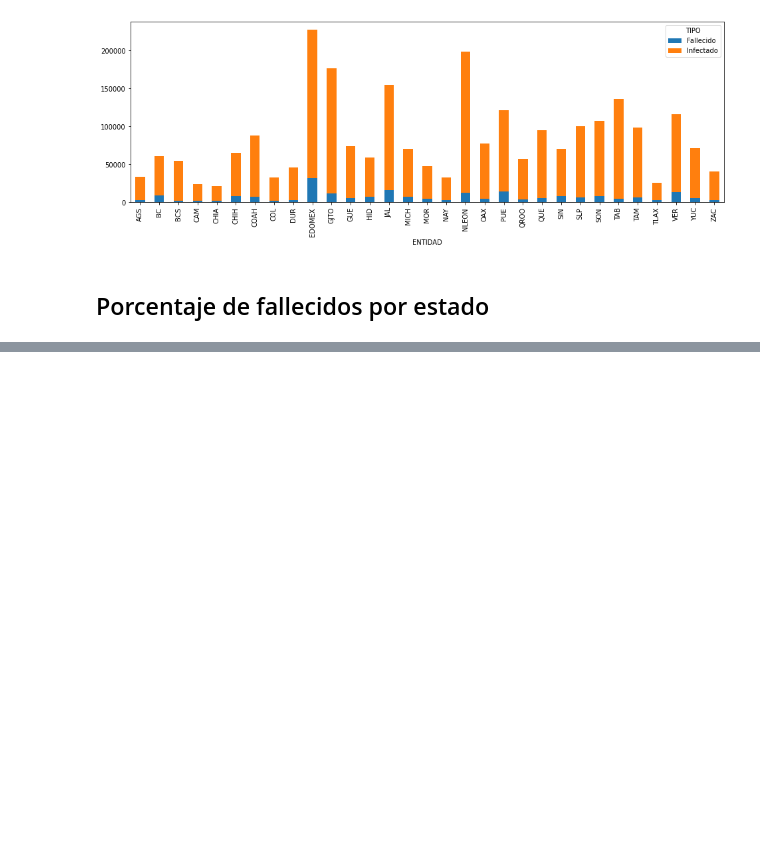
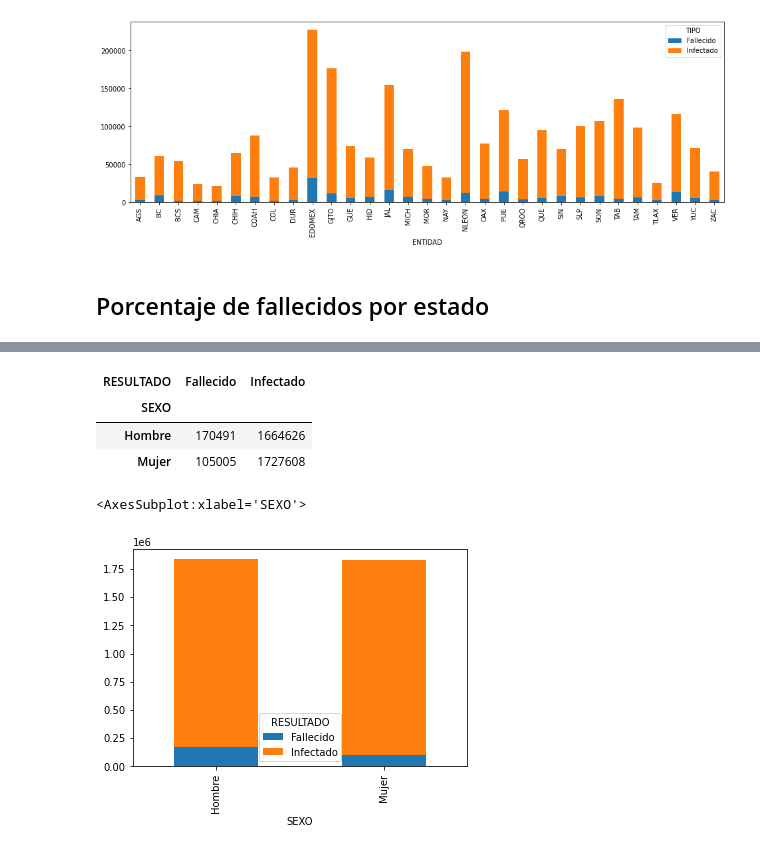
Before and after one commit to EstebanBrito/covid19-mexico, a Jupyter notebook: notebooks/Graficas.ipynb, the cells around one changed output, grey strips where cells are left out. Cells and saved outputs as stored; diff of their text form; code cells hidden in the pictures; blank space fills up the shorter version.

```diff
--- a/notebooks/Graficas.ipynb
+++ b/notebooks/Graficas.ipynb
@@ -17,6 +17,11 @@ tipos_dic = {
     0: 'Infectado',
     1: 'Fallecido'
 }
+# %%
+generos_dic = {
+    0: 'Hombre',
+    1: 'Mujer'
+}
 # %%
 estados_dic = {
     1: 'AGS',
@@ -227,0 +263,3 @@ pivote.plot(kind='bar', stacked=True, figsize=(16,5))
+# %%
+conteo_genero = analisis_df[['FALLECIDO']].groupby([analisis_df['SEXO'], analisis_df['FALLECIDO']]).count()
+conteo_genero
@@ -227,0 +273,14 @@ pivote.plot(kind='bar', stacked=True, figsize=(16,5))
+# %%
+conteo_genero = create_plot_dataframe(conteo_genero, 'SEXO', 'FALLECIDO', 'FALLECIDO', 'SEXO', 'RESULTADO', 'CONTEO',
+                                     generos_dic, tipos_dic)
+conteo_genero
+# %% [output]
+| RESULTADO | Fallecido | Infectado |
+| SEXO |  |  |
+| Hombre | 170491 | 1664626 |
+| Mujer | 105005 | 1727608 |
+# %%
+conteo_genero.plot(kind='bar', stacked=True)
+# %% [output]
+<AxesSubplot:xlabel='SEXO'>
+[figure, added]
```
Also changed, not shown: parts of 35 cells of this notebook, 1 other file.
